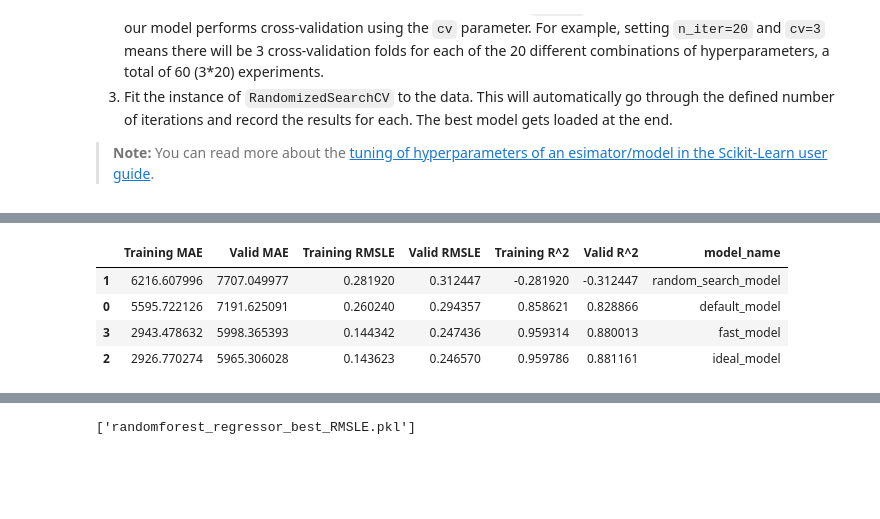
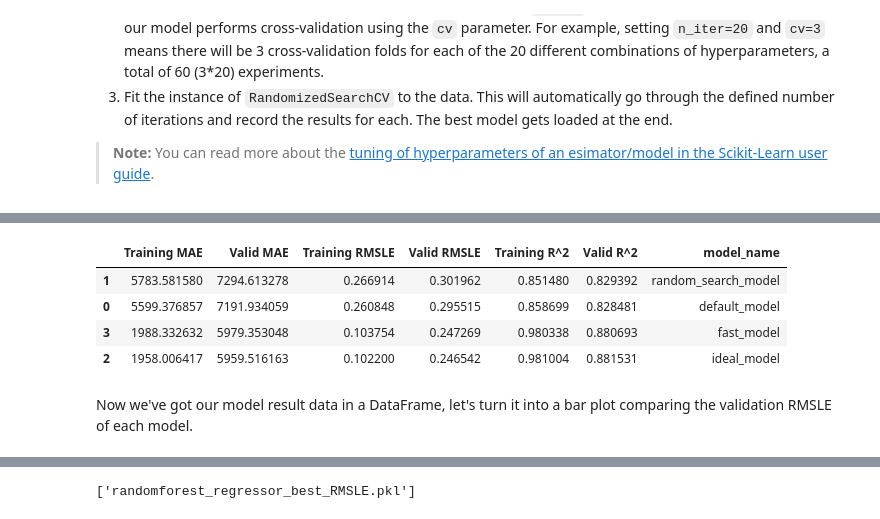
Before and after one commit to mrdbourke/zero-to-mastery-ml, a Jupyter notebook: section-3-structured-data-projects/end-to-end-bluebook-bulldozer-price-regression-tmp-v2.ipynb, the cells around one changed output, grey strips where cells are left out. Saved outputs shown, nothing was run; the diff lists cells and outputs as text; code cells hidden in the pictures; blank space fills up the shorter version.

```diff
--- a/section-3-structured-data-projects/end-to-end-bluebook-bulldozer-price-regression-tmp-v2.ipynb
+++ b/section-3-structured-data-projects/end-to-end-bluebook-bulldozer-price-regression-tmp-v2.ipynb
@@ -2364,15 +2446,16 @@ We'll instantiate a new model with these discovered hyperparameters and reset th
 # %%
 %%time
 
-# Most ideal hyperparameters
-ideal_model = RandomForestRegressor(n_estimators=90,
-                                    max_depth=None,
-                                    min_samples_leaf=1,
-                                    min_samples_split=14,
-                                    max_features=0.5,
-                                    n_jobs=-1,
-                                    max_samples=None)
+# Halve the number of estimators
+fast_model = RandomForestRegressor(n_estimators=45,
+                                   max_depth=None,
+                                   min_samples_leaf=1,
+                                   min_samples_split=5,
+                                   max_features=0.5,
+                                   n_jobs=-1,
+                                   max_samples=None)
 
-ideal_model.fit(X=X_train_preprocessed,
-                y=y_train)
+# Fit the faster model to the data
+fast_model.fit(X=X_train_preprocessed,
+               y=y_train)
 # %% [output]
@@ -2399,11 +2465,0 @@ However, lowering of `n_estimators` or altering of other hyperparameters may lea
-# %%
-%%time
-# Faster model
-fast_model = RandomForestRegressor(n_estimators=45,
-                                   min_samples_leaf=1,
-                                   min_samples_split=14,
-                                   max_features=0.5,
-                                   n_jobs=-1,
-                                   max_samples=None)
-fast_model.fit(X=X_train_preprocessed,
-               y=y_train)
@@ -2427,23 +2495,27 @@ fast_model_scores
 # %%
-default_model_scores["model_name"] = "default_model"
+# Add names of models to dictionaries
+base_model_scores["model_name"] = "default_model"
 rs_model_scores["model_name"] = "random_search_model"
 ideal_model_scores["model_name"] = "ideal_model"
 fast_model_scores["model_name"] = "fast_model"
 
-all_model_scores = [default_model_scores,
+# Turn all model score dictionaries into a list
+all_model_scores = [base_model_scores,
                     rs_model_scores,
                     ideal_model_scores,
                     fast_model_scores]
 
-# Create DataFrame
+# Create DataFrame and sort model scores by validation RMSLE
 model_comparison_df = pd.DataFrame(all_model_scores).sort_values(by="Valid RMSLE", ascending=False)
 model_comparison_df.head()
 # %% [output]
 |  | Training MAE | Valid MAE | Training RMSLE | Valid RMSLE | Training R^2 | Valid R^2 | model_name |
-| 1 | 6216.607996 | 7707.049977 | 0.281920 | 0.312447 | -0.281920 | -0.312447 | random_search_model |
-| 0 | 5595.722126 | 7191.625091 | 0.260240 | 0.294357 | 0.858621 | 0.828866 | default_model |
-| 3 | 2943.478632 | 5998.365393 | 0.144342 | 0.247436 | 0.959314 | 0.880013 | fast_model |
-| 2 | 2926.770274 | 5965.306028 | 0.143623 | 0.246570 | 0.959786 | 0.881161 | ideal_model |
+| 1 | 5783.581580 | 7294.613278 | 0.266914 | 0.301962 | 0.851480 | 0.829392 | random_search_model |
+| 0 | 5599.376857 | 7191.934059 | 0.260848 | 0.295515 | 0.858699 | 0.828481 | default_model |
+| 3 | 1988.332632 | 5979.353048 | 0.103754 | 0.247269 | 0.980338 | 0.880693 | fast_model |
+| 2 | 1958.006417 | 5959.516163 | 0.102200 | 0.246542 | 0.981004 | 0.881531 | ideal_model |
+# %% [markdown]
+Now we've got our model result data in a DataFrame, let's turn it into a bar plot comparing the validation RMSLE of each model.
 # %%
 # Get mean RSMLE score of all models
 mean_rsmle_score = model_comparison_df["Valid RMSLE"].mean()
```
Also changed, not shown: parts of 96 cells of this notebook, 1 other file.
